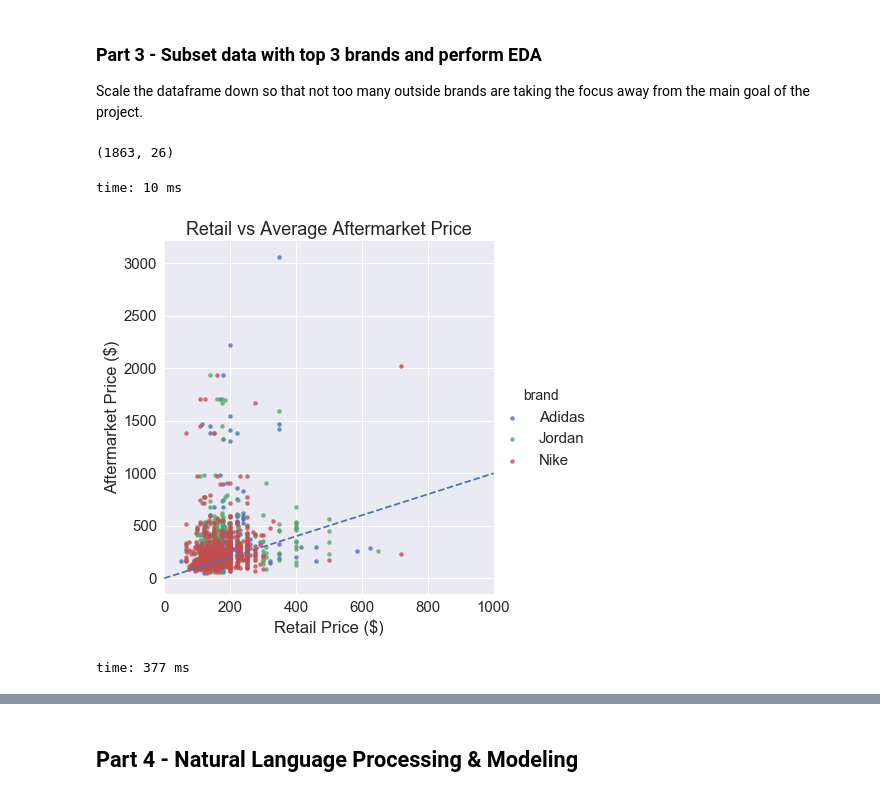
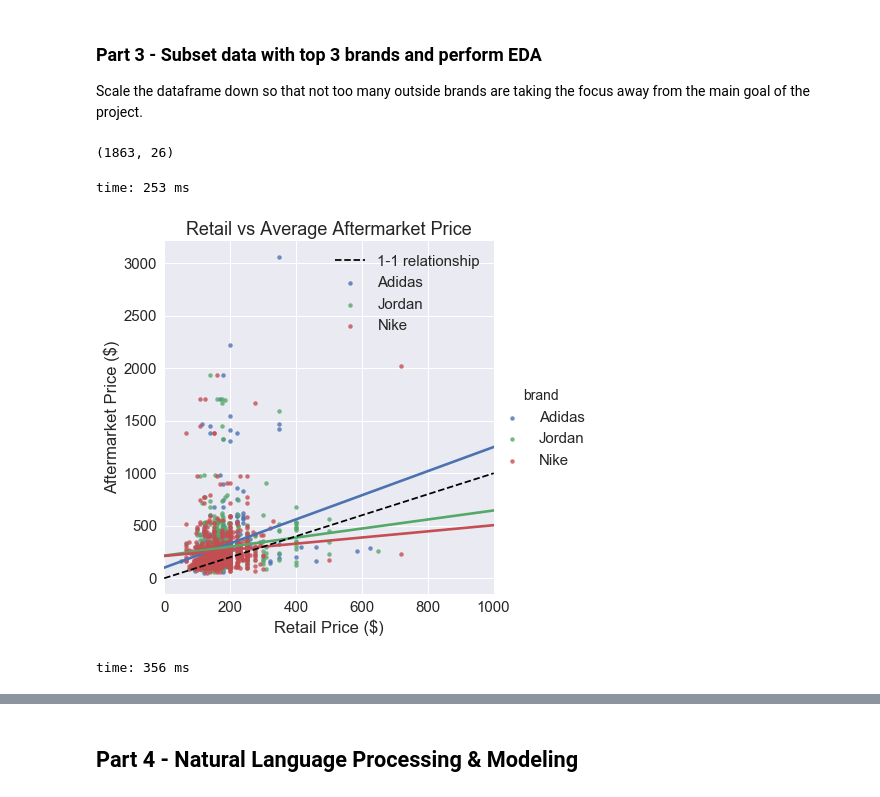
Before and after one commit to chrisk447/Capstone-GA, a Jupyter notebook: StockX Notebook.ipynb, the cells around one changed output, grey strips where cells are left out. Saved outputs shown, nothing was run; the diff lists cells and outputs as text; code cells hidden in the pictures.

```diff
--- a/StockX Notebook.ipynb
+++ b/StockX Notebook.ipynb
@@ -262,21 +258,26 @@ Scale the dataframe down so that not too many outside brands are taking the focu
 # Concerned with only the top brands
 topshoes = shoe[(shoe.brand=='Adidas')|(shoe.brand=='Nike')|(shoe.brand=='Jordan')]
 topshoes.reset_index(drop=True, inplace=True)
+
+# Have to redefine the rarity cut-off
+topshoes['rarity_bool'] = topshoes.rarity.map(lambda x: 1 if x >= topshoes.rarity.median() else 0)
+
 topshoes.shape
 # %% [output]
 (1863, 26)
-time: 10 ms
+time: 253 ms
 # %%
 # See a 1-to-1 linear line for retail Price vs Aftermarket price
 sns.set(font_scale=1.5)
-sns.lmplot(x='retailPrice', y ='averageDeadstockPrice', data=topshoes, hue='brand', fit_reg=False, size=6,
-          scatter_kws={"s": 20})
-plt.plot(np.linspace(0,2000,2000), np.linspace(0,2000,2000), linestyle='--')
+sns.lmplot(x='retailPrice', y ='averageDeadstockPrice', data=topshoes, hue='brand', fit_reg=True, size=6,
+          scatter_kws={"s": 20}, ci=None)
+plt.plot(np.linspace(0,2000,2000), np.linspace(0,2000,2000), linestyle='--', color='black', label='1-1 relationship')
 plt.xlim([0,1000])
 plt.title('Retail vs Average Aftermarket Price')
 plt.xlabel('Retail Price ($)')
 plt.ylabel('Aftermarket Price ($)')
+plt.legend()
 plt.show()
 # %% [output]
-[figure, old version]
+[figure, new version]
-time: 377 ms
+time: 356 ms
```
Also changed, not shown: parts of 49 cells of this notebook.
